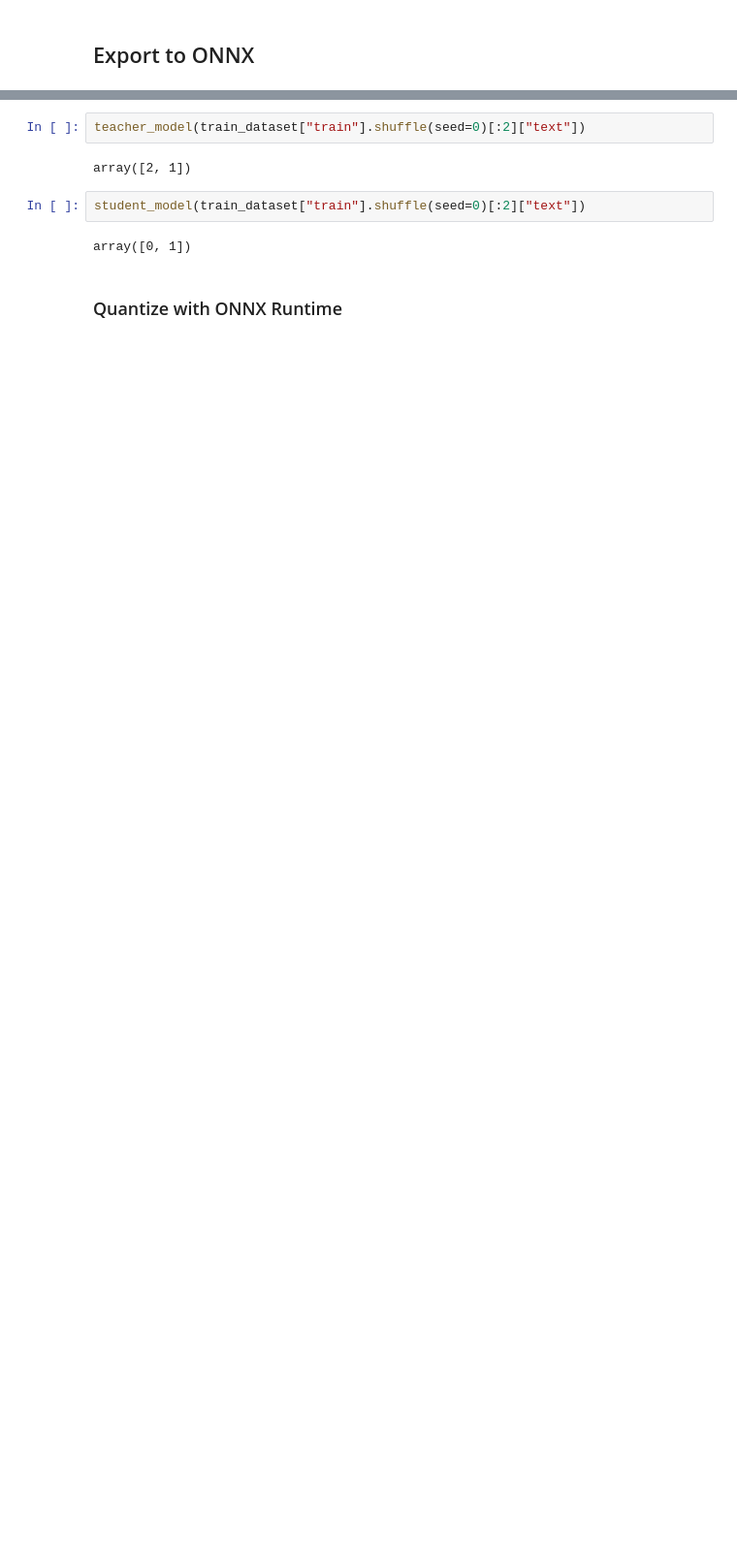
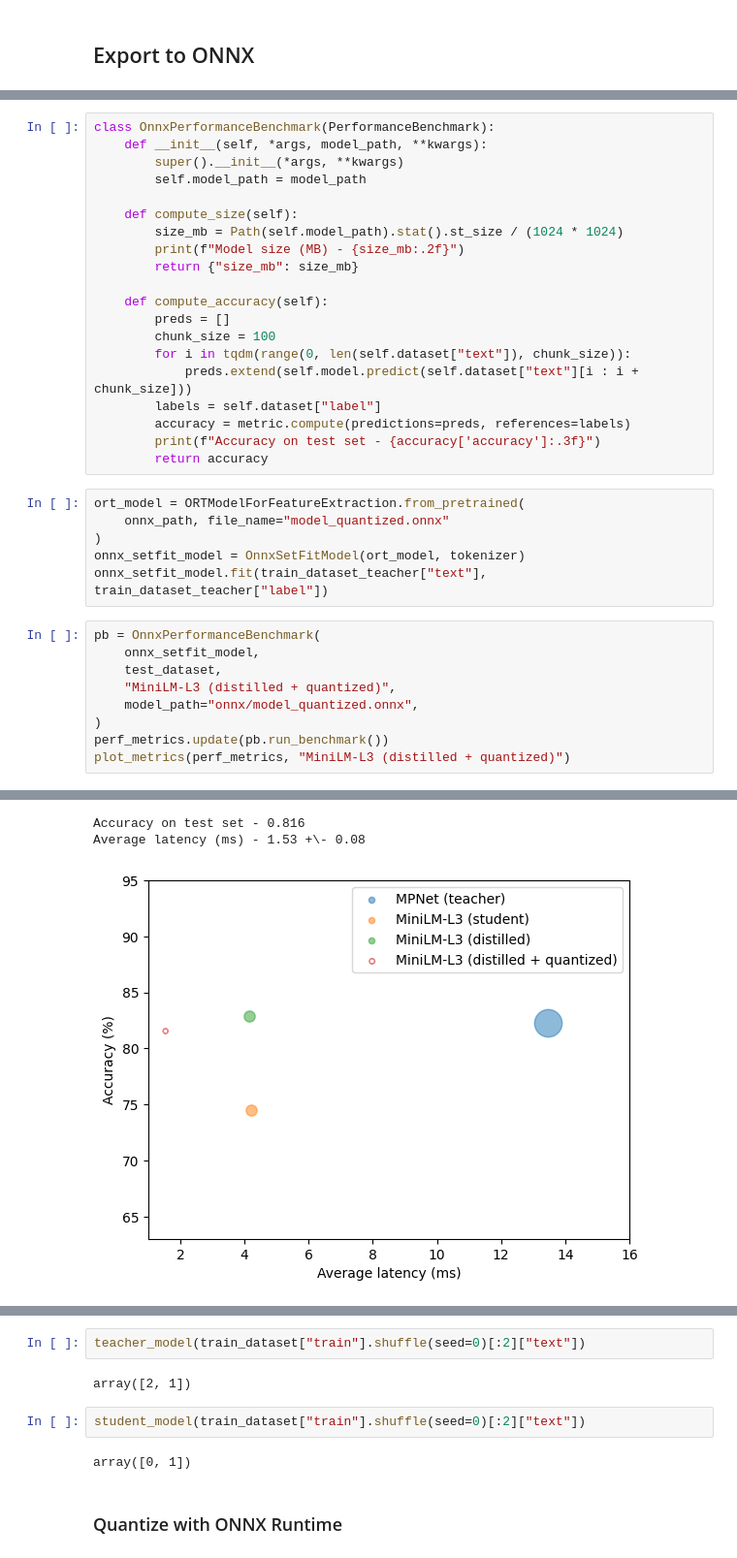
Before and after one commit to huggingface/workshops, a Jupyter notebook: fewshot-learning-in-production/knowledge-distillation.ipynb, the cells around one changed output, grey strips where cells are left out. Shown at 97% size. Cells and saved outputs as stored; diff of their text form; blank space fills up the shorter version.

```diff
--- a/fewshot-learning-in-production/knowledge-distillation.ipynb
+++ b/fewshot-learning-in-production/knowledge-distillation.ipynb
@@ -634,0 +372,36 @@ train_dataset["train"][:2]
+# %%
+class OnnxPerformanceBenchmark(PerformanceBenchmark):
+    def __init__(self, *args, model_path, **kwargs):
+        super().__init__(*args, **kwargs)
+        self.model_path = model_path
+
+    def compute_size(self):
+        size_mb = Path(self.model_path).stat().st_size / (1024 * 1024)
+        print(f"Model size (MB) - {size_mb:.2f}")
+        return {"size_mb": size_mb}
+
+    def compute_accuracy(self):
+        preds = []
+        chunk_size = 100
+        for i in tqdm(range(0, len(self.dataset["text"]), chunk_size)):
+            preds.extend(self.model.predict(self.dataset["text"][i : i + chunk_size]))
+        labels = self.dataset["label"]
+        accuracy = metric.compute(predictions=preds, references=labels)
+        print(f"Accuracy on test set - {accuracy['accuracy']:.3f}")
+        return accuracy
+# %%
+ort_model = ORTModelForFeatureExtraction.from_pretrained(
+    onnx_path, file_name="model_quantized.onnx"
+)
+onnx_setfit_model = OnnxSetFitModel(ort_model, tokenizer)
+onnx_setfit_model.fit(train_dataset_teacher["text"], train_dataset_teacher["label"])
+# %%
+pb = OnnxPerformanceBenchmark(
+    onnx_setfit_model,
+    test_dataset,
+    "MiniLM-L3 (distilled + quantized)",
+    model_path="onnx/model_quantized.onnx",
+)
+perf_metrics.update(pb.run_benchmark())
+plot_metrics(perf_metrics, "MiniLM-L3 (distilled + quantized)")
+# %% [output]
@@ -634,0 +409,3 @@ train_dataset["train"][:2]
+Accuracy on test set - 0.816
+Average latency (ms) - 1.53 +\- 0.08
+[figure, added]
```
Also changed, not shown: parts of 74 cells of this notebook.
